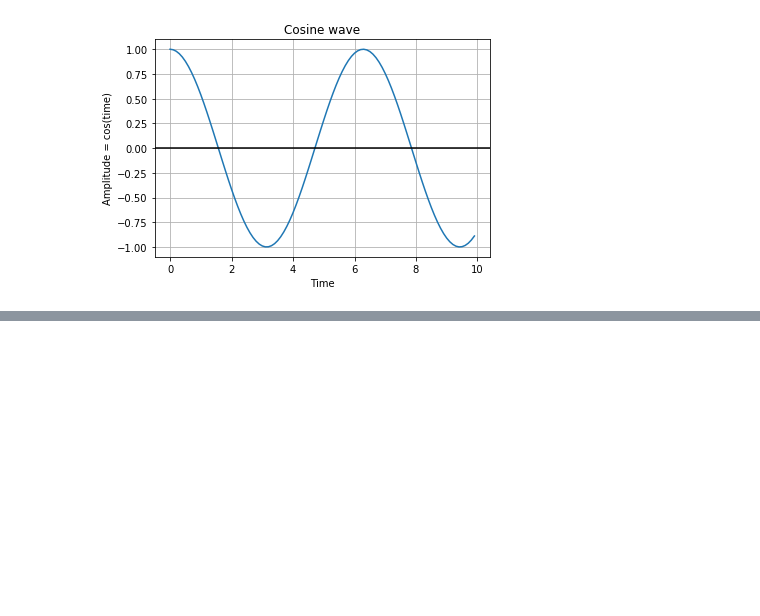
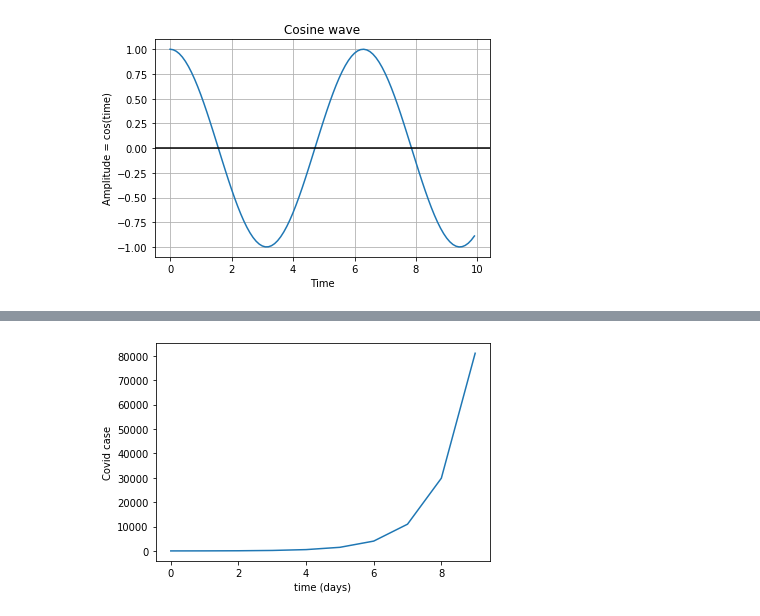
Before and after one commit to npshub/npshub.github.io, a Jupyter notebook: training/documentation/Intro Latex/Latex Introduction.ipynb, the cells around one changed output, grey strips where cells are left out. Drawn from its saved outputs; the diff is of its cells as text; code cells hidden in the pictures; blank space fills up the shorter version.

```diff
--- a/training/documentation/Intro Latex/Latex Introduction.ipynb
+++ b/training/documentation/Intro Latex/Latex Introduction.ipynb
@@ -374,0 +307,13 @@ plot.show()
+# %%
+import numpy as np
+import matplotlib.pyplot as plot
+x        = np.arange(0, 10, 1);
+a=10;
+y  = a*np.exp(x)
+plot.plot(x, y)
+plot.xlabel('time (days)')
+plot.ylabel('Covid case')
+
+plot.show()
+# %% [output]
+[figure, added]
```
Also changed, not shown: parts of 17 cells of this notebook.
